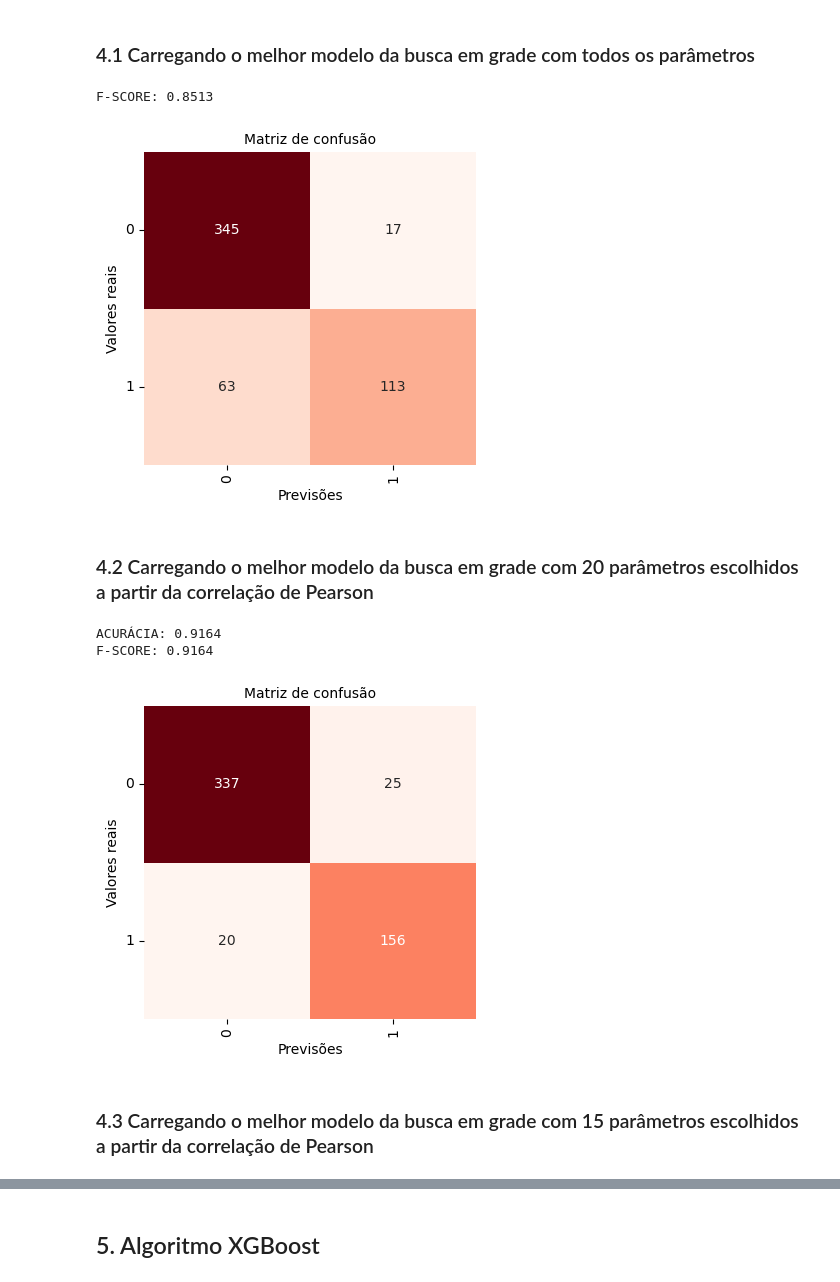
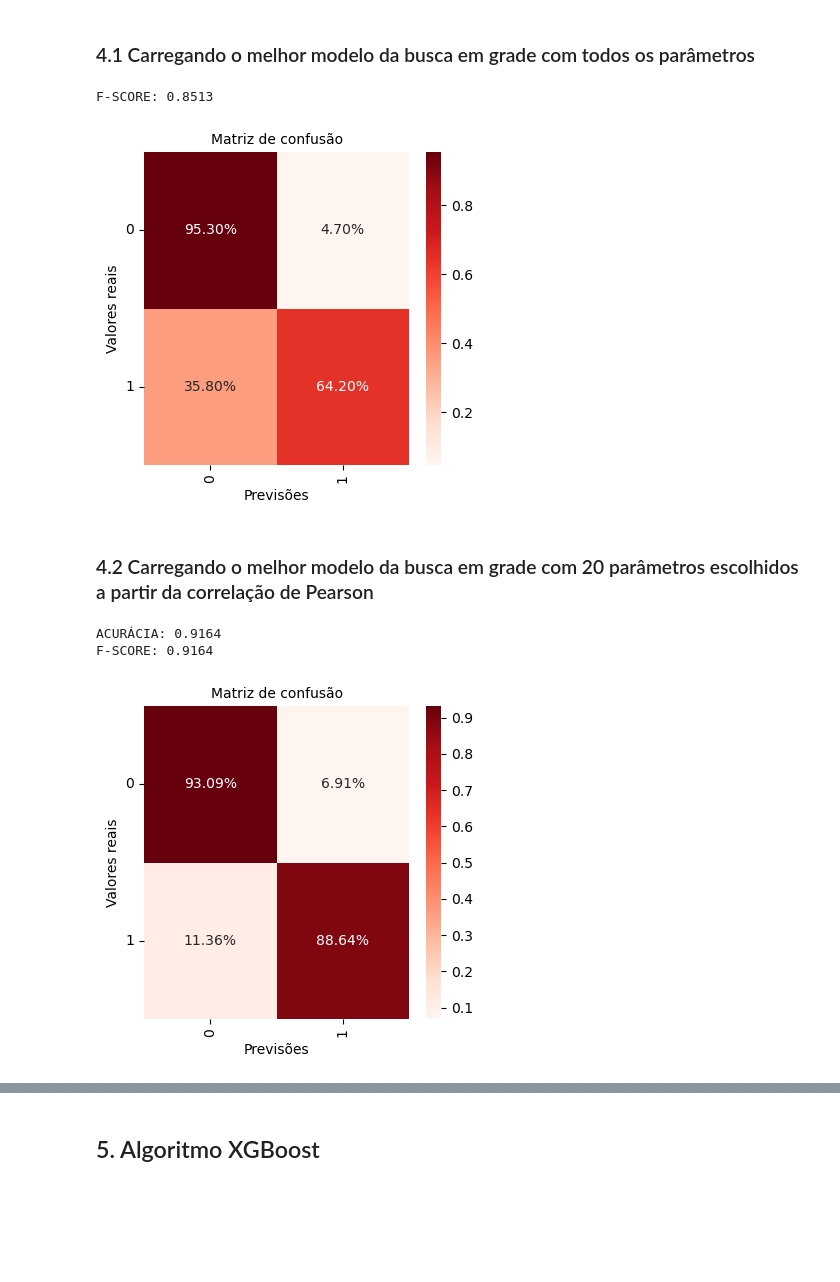
Before and after one commit to melinnediniz/RNA-AA3, a Jupyter notebook: testing_models_and_xgboost.ipynb, the cells around one changed output, grey strips where cells are left out. Drawn from its saved outputs; the diff is of its cells as text; code cells hidden in the pictures; blank space fills up the shorter version.

```diff
--- a/testing_models_and_xgboost.ipynb
+++ b/testing_models_and_xgboost.ipynb
@@ -112,11 +112,11 @@ clf_45 = load('models/pcos-diagnosis-45-params.joblib')
 # %%
 y_pred = clf_45.predict(X.values)
 
 f_score(y, y_pred)
-plot_confusion_matrix(y, y_pred)
+plot_confusion_matrix(y, y_pred, True)
 # %% [output]
 F-SCORE: 0.8513
-[figure, old version]
+[figure, new version]
 # %% [markdown]
 ### 4.2 Carregando o melhor modelo da busca em grade com 20 parâmetros escolhidos a partir da correlação de Pearson
 # %%
@@ -127,10 +127,8 @@ y_pred = clf_20_pearson.predict(X[X_selected.columns].values)
 # cv_results.append(round(get_accuracy(y_test, y_pred )* 100, 2))
 get_accuracy(y, y_pred)
 f_score(y, y_pred)
-plot_confusion_matrix(y, y_pred)
+plot_confusion_matrix(y, y_pred, True)
 # %% [output]
 ACURÁCIA: 0.9164
 F-SCORE: 0.9164
-[figure, old version]
+[figure, new version]
-# %% [markdown]
-### 4.3 Carregando o melhor modelo da busca em grade com 15 parâmetros escolhidos a partir da correlação de Pearson
```
Also changed, not shown: parts of 29 cells of this notebook.
